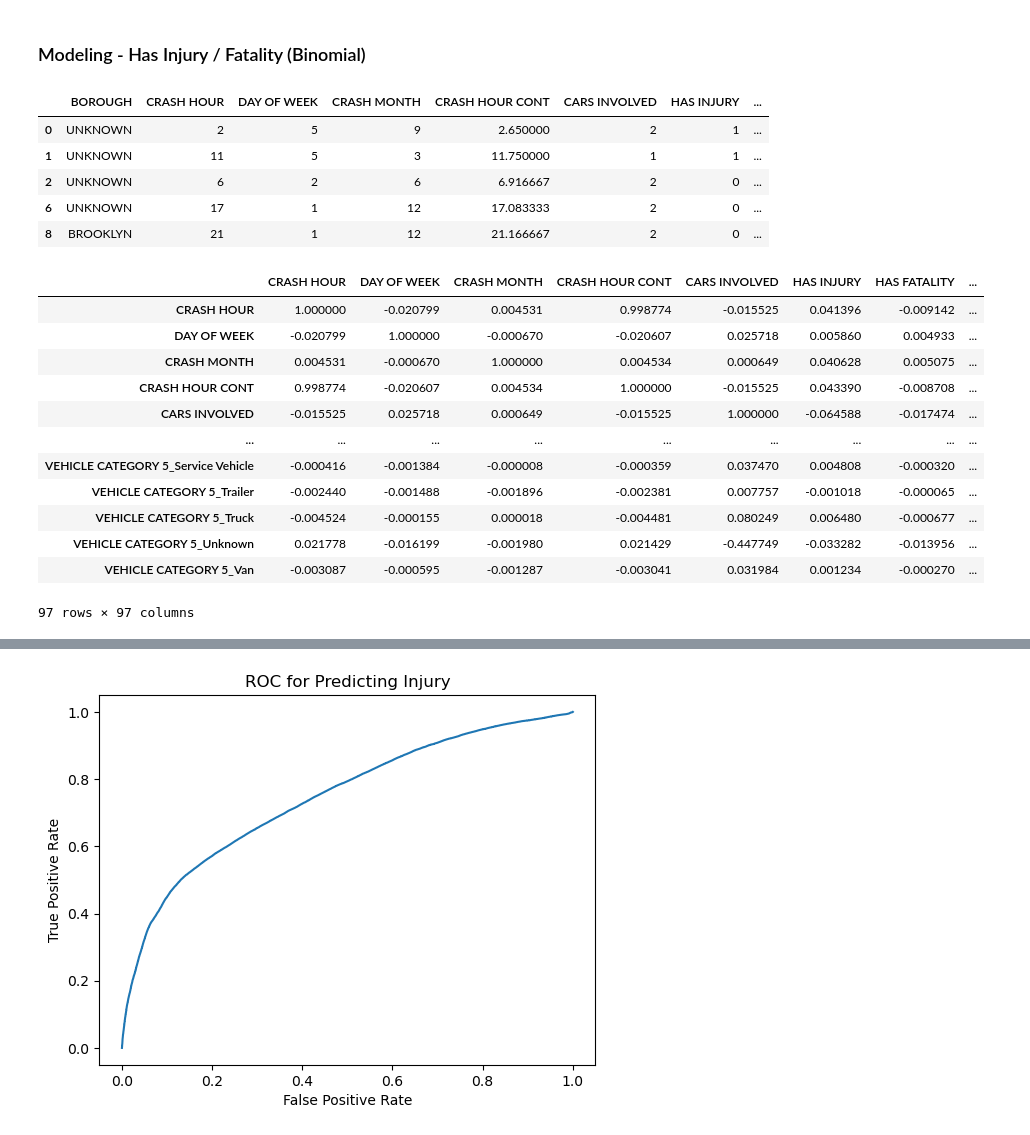
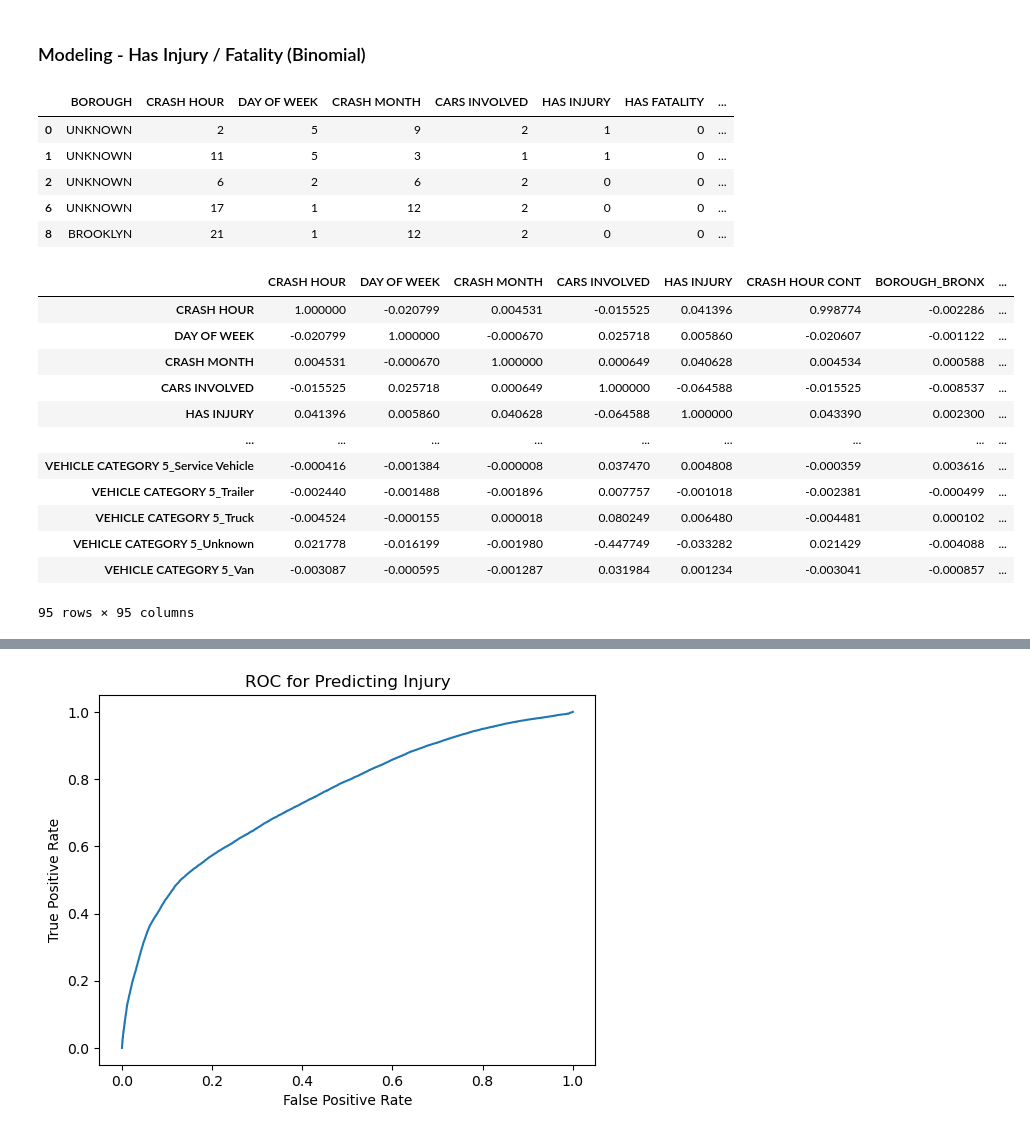
Before and after one commit to NedKost/MS-AAI-500-Team-Project, a Jupyter notebook: NYC Traffic Collision Analysis and Modeling.ipynb, the cells around one changed output, grey strips where cells are left out. Drawn from its saved outputs; the diff is of its cells as text; code cells hidden in the pictures.

```diff
--- a/NYC Traffic Collision Analysis and Modeling.ipynb
+++ b/NYC Traffic Collision Analysis and Modeling.ipynb
@@ -1360,6 +1745,7 @@ plt.show()
 # %% [markdown]
 ### Modeling - Has Injury / Fatality (Binomial)
 # %%
+# Drop Columns that will not be used in Modeling, and create modeling dataframe
 modeling_df = mvc_cleaned_df.drop(
     [
         "YEAR",
@@ -1373,6 +1759,7 @@ modeling_df = mvc_cleaned_df.drop(
         "NUMBER OF CYCLIST KILLED",
         "NUMBER OF MOTORIST INJURED",
         "NUMBER OF MOTORIST KILLED",
+        "INJURY AND FATALITY",
         "CONTRIBUTING FACTOR VEHICLE 1",
         "CONTRIBUTING FACTOR VEHICLE 2",
         "CONTRIBUTING FACTOR VEHICLE 3",
@@ -1386,50 +1773,52 @@ modeling_df = mvc_cleaned_df.drop(
     ],
     axis=1,
 )
+
+# Filter out rows that don't have at least one Vehicle Cause Category or Vehicle Type Category
 modeling_df = modeling_df[modeling_df["CAUSE CATEGORY 1"] != "Unknown"]
 modeling_df = modeling_df[modeling_df["VEHICLE CATEGORY 1"] != "Unknown"]
 modeling_df.head()
 # %% [output]
-|  | BOROUGH | CRASH HOUR | DAY OF WEEK | CRASH MONTH | CRASH HOUR CONT | CARS INVOLVED | HAS INJURY | ... |
-| 0 | UNKNOWN | 2 | 5 | 9 | 2.650000 | 2 | 1 | ... |
-| 1 | UNKNOWN | 11 | 5 | 3 | 11.750000 | 1 | 1 | ... |
-| 2 | UNKNOWN | 6 | 2 | 6 | 6.916667 | 2 | 0 | ... |
-| 6 | UNKNOWN | 17 | 1 | 12 | 17.083333 | 2 | 0 | ... |
-| 8 | BROOKLYN | 21 | 1 | 12 | 21.166667 | 2 | 0 | ... |
+|  | BOROUGH | CRASH HOUR | DAY OF WEEK | CRASH MONTH | CARS INVOLVED | HAS INJURY | HAS FATALITY | ... |
+| 0 | UNKNOWN | 2 | 5 | 9 | 2 | 1 | 0 | ... |
+| 1 | UNKNOWN | 11 | 5 | 3 | 1 | 1 | 0 | ... |
+| 2 | UNKNOWN | 6 | 2 | 6 | 2 | 0 | 0 | ... |
+| 6 | UNKNOWN | 17 | 1 | 12 | 2 | 0 | 0 | ... |
+| 8 | BROOKLYN | 21 | 1 | 12 | 2 | 0 | 0 | ... |
 # %%
-binomial_data_injury = modeling_df.copy()
+binomial_data_injury = modeling_df.drop('HAS FATALITY', axis=1)
 binomial_data_injury = pd.get_dummies(
     binomial_data_injury,
     columns=[
         "BOROUGH",
         "CAUSE CATEGORY 1",
         "CAUSE CATEGORY 2",
         "CAUSE CATEGORY 3",
         "CAUSE CATEGORY 4",
         "CAUSE CATEGORY 5",
         "VEHICLE CATEGORY 1",
         "VEHICLE CATEGORY 2",
         "VEHICLE CATEGORY 3",
         "VEHICLE CATEGORY 4",
         "VEHICLE CATEGORY 5",
     ],
 )
 
 display(binomial_data_injury.corr(numeric_only=True))
 # %% [output]
-|  | CRASH HOUR | DAY OF WEEK | CRASH MONTH | CRASH HOUR CONT | CARS INVOLVED | HAS INJURY | HAS FATALITY | ... |
-| CRASH HOUR | 1.000000 | -0.020799 | 0.004531 | 0.998774 | -0.015525 | 0.041396 | -0.009142 | ... |
-| DAY OF WEEK | -0.020799 | 1.000000 | -0.000670 | -0.020607 | 0.025718 | 0.005860 | 0.004933 | ... |
-| CRASH MONTH | 0.004531 | -0.000670 | 1.000000 | 0.004534 | 0.000649 | 0.040628 | 0.005075 | ... |
-| CRASH HOUR CONT | 0.998774 | -0.020607 | 0.004534 | 1.000000 | -0.015525 | 0.043390 | -0.008708 | ... |
-| CARS INVOLVED | -0.015525 | 0.025718 | 0.000649 | -0.015525 | 1.000000 | -0.064588 | -0.017474 | ... |
+|  | CRASH HOUR | DAY OF WEEK | CRASH MONTH | CARS INVOLVED | HAS INJURY | CRASH HOUR CONT | BOROUGH_BRONX | ... |
+| CRASH HOUR | 1.000000 | -0.020799 | 0.004531 | -0.015525 | 0.041396 | 0.998774 | -0.002286 | ... |
+| DAY OF WEEK | -0.020799 | 1.000000 | -0.000670 | 0.025718 | 0.005860 | -0.020607 | -0.001122 | ... |
+| CRASH MONTH | 0.004531 | -0.000670 | 1.000000 | 0.000649 | 0.040628 | 0.004534 | 0.000588 | ... |
+| CARS INVOLVED | -0.015525 | 0.025718 | 0.000649 | 1.000000 | -0.064588 | -0.015525 | -0.008537 | ... |
+| HAS INJURY | 0.041396 | 0.005860 | 0.040628 | -0.064588 | 1.000000 | 0.043390 | 0.002300 | ... |
 | ... | ... | ... | ... | ... | ... | ... | ... | ... |
-| VEHICLE CATEGORY 5_Service Vehicle | -0.000416 | -0.001384 | -0.000008 | -0.000359 | 0.037470 | 0.004808 | -0.000320 | ... |
-| VEHICLE CATEGORY 5_Trailer | -0.002440 | -0.001488 | -0.001896 | -0.002381 | 0.007757 | -0.001018 | -0.000065 | ... |
-| VEHICLE CATEGORY 5_Truck | -0.004524 | -0.000155 | 0.000018 | -0.004481 | 0.080249 | 0.006480 | -0.000677 | ... |
-| VEHICLE CATEGORY 5_Unknown | 0.021778 | -0.016199 | -0.001980 | 0.021429 | -0.447749 | -0.033282 | -0.013956 | ... |
-| VEHICLE CATEGORY 5_Van | -0.003087 | -0.000595 | -0.001287 | -0.003041 | 0.031984 | 0.001234 | -0.000270 | ... |
+| VEHICLE CATEGORY 5_Service Vehicle | -0.000416 | -0.001384 | -0.000008 | 0.037470 | 0.004808 | -0.000359 | 0.003616 | ... |
+| VEHICLE CATEGORY 5_Trailer | -0.002440 | -0.001488 | -0.001896 | 0.007757 | -0.001018 | -0.002381 | -0.000499 | ... |
+| VEHICLE CATEGORY 5_Truck | -0.004524 | -0.000155 | 0.000018 | 0.080249 | 0.006480 | -0.004481 | 0.000102 | ... |
+| VEHICLE CATEGORY 5_Unknown | 0.021778 | -0.016199 | -0.001980 | -0.447749 | -0.033282 | 0.021429 | -0.004088 | ... |
+| VEHICLE CATEGORY 5_Van | -0.003087 | -0.000595 | -0.001287 | 0.031984 | 0.001234 | -0.003041 | -0.000857 | ... |
-97 rows × 97 columns
+95 rows × 95 columns
 # %%
 # Create X - assign independent variables, dependent variable, respectively
 x = binomial_data_injury.loc[:, binomial_data_injury.columns != "HAS INJURY"]
```
Also changed, not shown: parts of 18 cells of this notebook.
